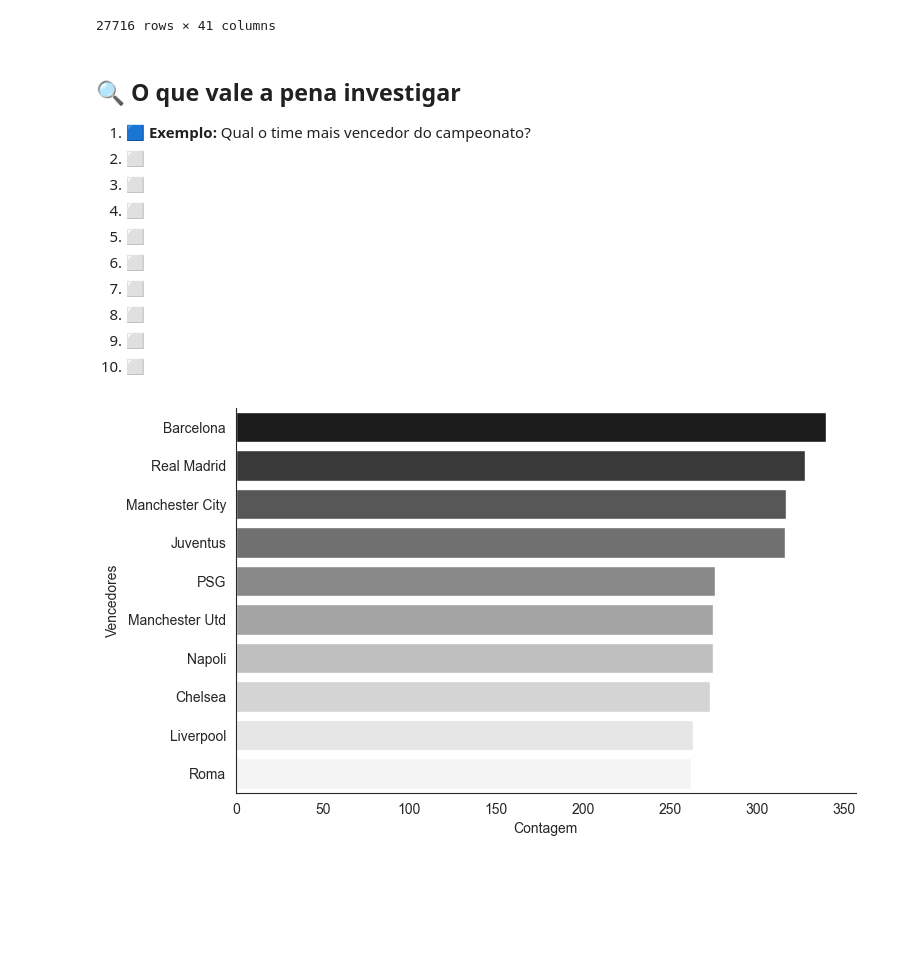
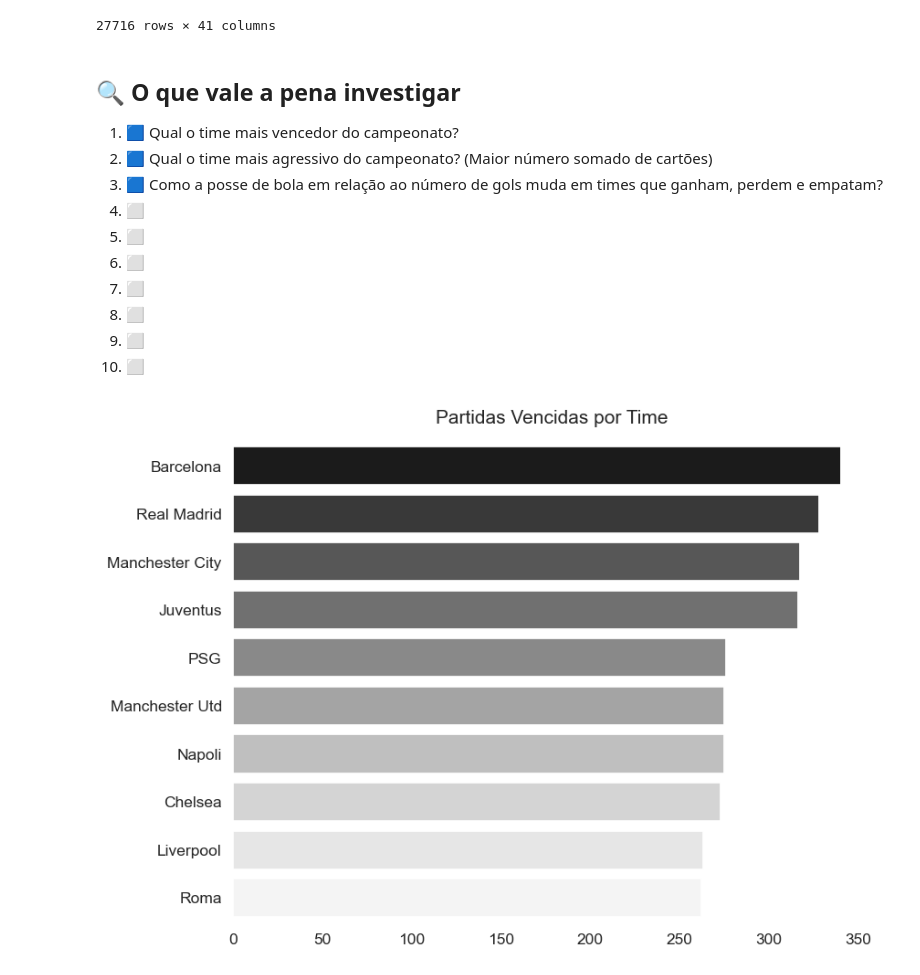
Before and after one commit to UFRJ-Analytica/PS-2025.1, a Jupyter notebook: analise-dados.ipynb, the cells around one changed output. Drawn from its saved outputs; the diff is of its cells as text; code cells hidden in the pictures; blank space fills up the shorter version.

```diff
--- a/analise-dados.ipynb
+++ b/analise-dados.ipynb
@@ -30,9 +29,9 @@ df
 # %% [markdown]
 ## 🔍 O que vale a pena investigar
 
-1. 🟦 **Exemplo:** Qual o time mais vencedor do campeonato?
-2. ⬜
-3. ⬜
+1. 🟦 Qual o time mais vencedor do campeonato?
+2. 🟦 Qual o time mais agressivo do campeonato? (Maior número somado de cartões)
+3. 🟦 Como a posse de bola em relação ao número de gols muda em times que ganham, perdem e empatam?
 4. ⬜
 5. ⬜
 6. ⬜
@@ -43,13 +45,17 @@ df
 # %%
 # Exemplo de oque podemos fazer, criando uma tabela auxiliar com os top 10 times vencedores
 aux = df[df["Vencedor"] != "Empate"]["Vencedor"].value_counts().head(10).reset_index()
 aux.columns = ["Vencedores", "Contagem"]
 
 # Criando o gráfico inicial levemente estilizado dos times vencedores
-sns.set_style("white")
-fig = plt.figure(figsize = (8,5))
+fig = plt.figure(figsize = (7,5), dpi = 125)
 sns.barplot(data=aux, y="Vencedores", x="Contagem", hue = "Vencedores", legend = False, palette='Greys_r')
-sns.despine()
+plt.title("Partidas Vencidas por Time", y = 1.02)
+plt.xlabel("")
+plt.ylabel("")
+for spine in plt.gca().spines.values():spine.set_visible(False)
+
+plt.tight_layout()
 plt.show()
 # %% [output]
-[figure, old version]
+[figure, new version]
```
Also changed, not shown: parts of 4 cells of this notebook.
